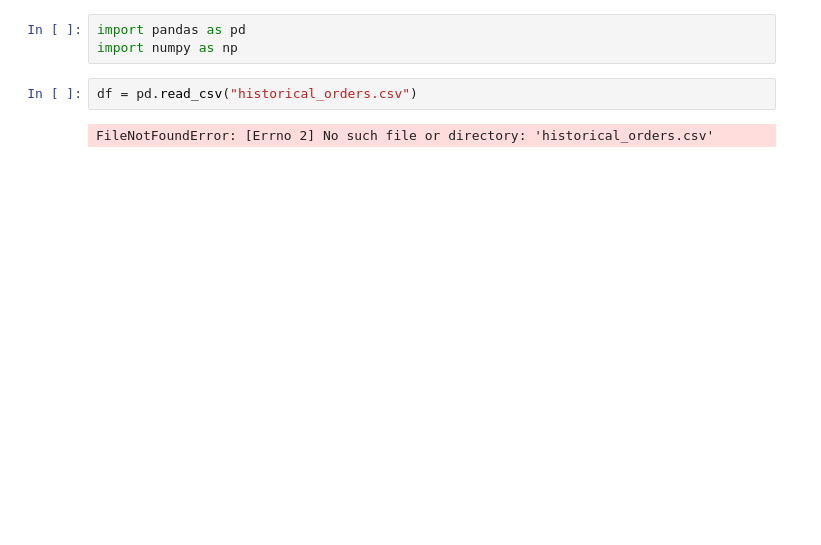
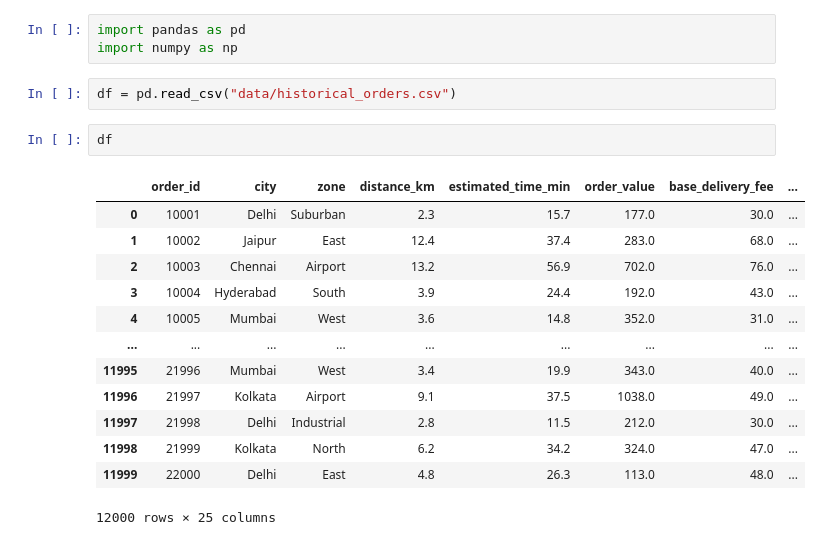
Before and after one commit to shallowinvincible/incentive_decider, a Jupyter notebook: backend/Untitled-1.ipynb, the cells around one changed output. Cells and saved outputs as stored; diff of their text form; blank space fills up the shorter version.

```diff
--- a/backend/Untitled-1.ipynb
+++ b/backend/Untitled-1.ipynb
@@ -2,6 +2,20 @@
 import pandas as pd
 import numpy as np
 # %%
-df = pd.read_csv("historical_orders.csv")
+df = pd.read_csv("data/historical_orders.csv")
-# %% [output]
-FileNotFoundError: [Errno 2] No such file or directory: 'historical_orders.csv'
+# %%
+df
+# %% [output]
+|  | order_id | city | zone | distance_km | estimated_time_min | order_value | base_delivery_fee | ... |
+| 0 | 10001 | Delhi | Suburban | 2.3 | 15.7 | 177.0 | 30.0 | ... |
+| 1 | 10002 | Jaipur | East | 12.4 | 37.4 | 283.0 | 68.0 | ... |
+| 2 | 10003 | Chennai | Airport | 13.2 | 56.9 | 702.0 | 76.0 | ... |
+| 3 | 10004 | Hyderabad | South | 3.9 | 24.4 | 192.0 | 43.0 | ... |
+| 4 | 10005 | Mumbai | West | 3.6 | 14.8 | 352.0 | 31.0 | ... |
+| ... | ... | ... | ... | ... | ... | ... | ... | ... |
+| 11995 | 21996 | Mumbai | West | 3.4 | 19.9 | 343.0 | 40.0 | ... |
+| 11996 | 21997 | Kolkata | Airport | 9.1 | 37.5 | 1038.0 | 49.0 | ... |
+| 11997 | 21998 | Delhi | Industrial | 2.8 | 11.5 | 212.0 | 30.0 | ... |
+| 11998 | 21999 | Kolkata | North | 6.2 | 34.2 | 324.0 | 47.0 | ... |
+| 11999 | 22000 | Delhi | East | 4.8 | 26.3 | 113.0 | 48.0 | ... |
+12000 rows × 25 columns
```
Also changed, not shown: parts of 1 cell of this notebook, 1 other file.
